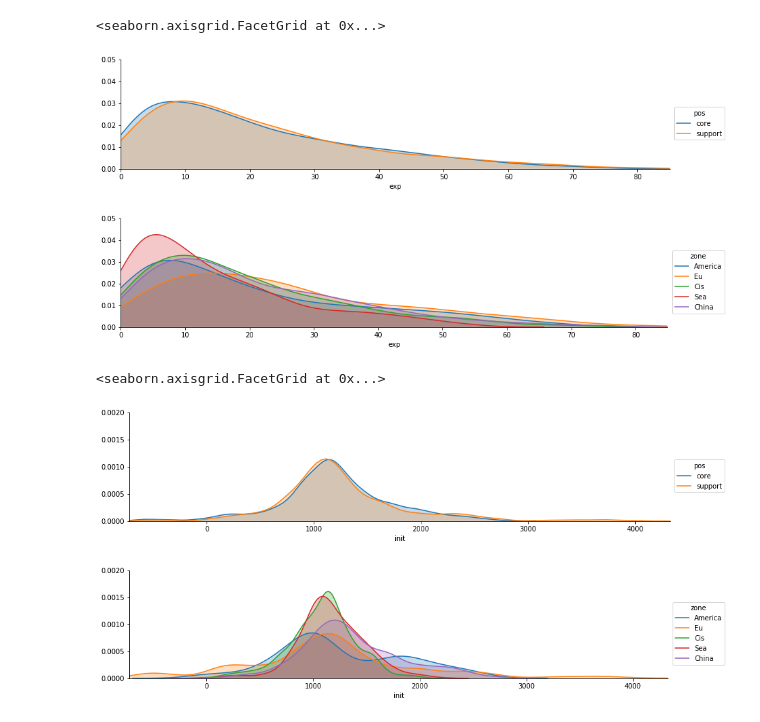
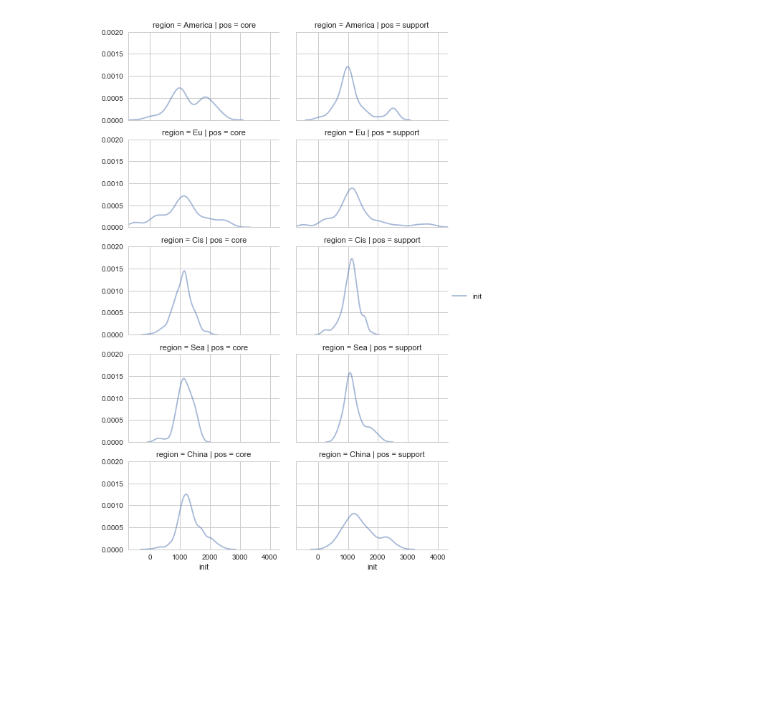
Before and after one commit to thasarito/d2a, a Jupyter notebook: descriptive/descriptivedata.ipynb, the cells around one changed output. Saved outputs shown, nothing was run; the diff lists cells and outputs as text; code cells hidden in the pictures; blank space fills up the shorter version.

```diff
--- a/descriptive/descriptivedata.ipynb
+++ b/descriptive/descriptivedata.ipynb
@@ -58,5 +57,13 @@ df.sample(5)
 # %%
 df = df.dropna()
+# %%
+df['season'] = 'ti3'
+df.loc[(df.start > pd.to_datetime('2012-08-26')) & (df.start <= pd.to_datetime('2013-08-02')), 'season'] = 'ti3'
+df.loc[(df.start > pd.to_datetime('2013-08-02')) & (df.start <= pd.to_datetime('2014-07-08')), 'season'] = 'ti4'
+df.loc[(df.start > pd.to_datetime('2014-07-08')) & (df.start <= pd.to_datetime('2015-07-27')), 'season'] = 'ti5'
+df.loc[(df.start > pd.to_datetime('2015-07-27')) & (df.start <= pd.to_datetime('2016-08-02')), 'season'] = 'ti6'
+df.loc[(df.start > pd.to_datetime('2016-08-02')) & (df.start <= pd.to_datetime('2017-08-02')), 'season'] = 'ti7'
+df.loc[(df.start > pd.to_datetime('2017-08-02')) & (df.start <= pd.to_datetime('2018-08-02')), 'season'] = 'ti8'
 # %%
 Region = {'SEA' : ['Malaysia', 'Singapore', 'Thailand', 'Australia', 'South Korea', 'Philippines', 'Vietnam', 'Indonesia'],
           'EU': ['France', 'Germany', 'Finland', 'Israel', 'Denmark', 'Romania', 'Jordan', 'Sweden', 'Estonia', 'Macedonia', 'Poland', 'Croatia', 'Greece', 'Lebanon', 'Albenia', 'Bosnia and Herzegovina', 'Netherlands', 'Serbia', 'Bulgaria', 'United Kingdom', 'Turkey', 'Slovakia', 'Czech Republic'],
@@ -65,10 +72,9 @@ Region = {'SEA' : ['Malaysia', 'Singapore', 'Thailand', 'Australia', 'South Kore
           'NA': ['United State', 'Canada', 'Pakistan', 'Mexico'],
           'SA': ['Peru', 'Argentina', 'Brazil', 'Venezuela']}
 # %%
-#divide country into 6 group by region
-#0 = Others
-df['zone'] = 'America'
-df.loc[df.country.isin(Region['SEA']), 'zone'] = 'Sea'
-df.loc[df.country.isin(Region['EU']), 'zone'] = 'Eu'
-df.loc[df.country.isin(Region['CIS']), 'zone'] = 'Cis'
-df.loc[df.country.isin(Region['CN']), 'zone'] = 'China'
+# divide country into 5 group by region
+df['region'] = 'America'
+df.loc[df.country.isin(Region['SEA']), 'region'] = 'Sea'
+df.loc[df.country.isin(Region['EU']), 'region'] = 'Eu'
+df.loc[df.country.isin(Region['CIS']), 'region'] = 'Cis'
+df.loc[df.country.isin(Region['CN']), 'region'] = 'China'
@@ -85,3 +81,5 @@ dtype: int64
 # %%
+# divide experience to 4 groups
+# age to 3 group
 df['expc'] = pd.qcut(df.exp, 4)
-df['agec'] = pd.qcut(df.age, 3)
+df['agec'] = pd.cut(df.age, 3)
@@ -99,3 +87,5 @@ df[['expc', 'init', 'age']].groupby(['expc']).mean()
 #pos 1 = core, pos 2 = support
 df['pos'] = 'core'
 df.loc[df['position'] > 3, 'pos'] = 'support'
+# %%
+sns.set_style('whitegrid')
@@ -118,32 +201,8 @@ grid2.add_legend()
-# %%
-grid1 = sns.FacetGrid( df, hue = 'pos', aspect=4 )
-grid1.map(sns.kdeplot, 'exp', shade= True )
-grid1.set(xlim=(df['exp'].min() , df['exp'].max()))
-grid1.set(ylim=(0, 0.05))
-grid1.add_legend()
-
-grid2 = sns.FacetGrid( df, hue = 'zone', aspect=4 )
-grid2.map(sns.kdeplot, 'exp', shade= True )
-grid2.set(xlim=(df['exp'].min() , df['exp'].max()))
-grid2.set(ylim=(0, 0.05))
-grid2.add_legend()
-# %% [output]
-<seaborn.axisgrid.FacetGrid at 0x...>
-[figure, removed]
-[figure, removed]
 # %%
-grid1 = sns.FacetGrid( df, hue = 'pos', aspect=4 )
-grid1.map(sns.kdeplot, 'init', shade= True )
-grid1.set(xlim=(df['init'].min() , df['init'].max()))
-grid1.set(ylim=(0, 0.002))
-grid1.add_legend()
-
-grid2 = sns.FacetGrid( df, hue = 'zone', aspect=4 )
-grid2.map(sns.kdeplot, 'init', shade= True )
-grid2.set(xlim=(df['init'].min() , df['init'].max()))
-grid2.set(ylim=(0, 0.002))
-grid2.add_legend()
+grid = sns.FacetGrid(df, col='pos', row='region', size=2.2, aspect=1.6)
+grid.map(sns.kdeplot, 'init', alpha=.5)
+grid.set(xlim=(df['init'].min() , df['init'].max()))
+grid.set(ylim=(0, 0.002))
+grid.add_legend();
 # %% [output]
-<seaborn.axisgrid.FacetGrid at 0x...>
-[figure, old version]
+[figure, new version]
-[figure, removed]
```
Also changed, not shown: parts of 20 cells of this notebook, 2 other files.
